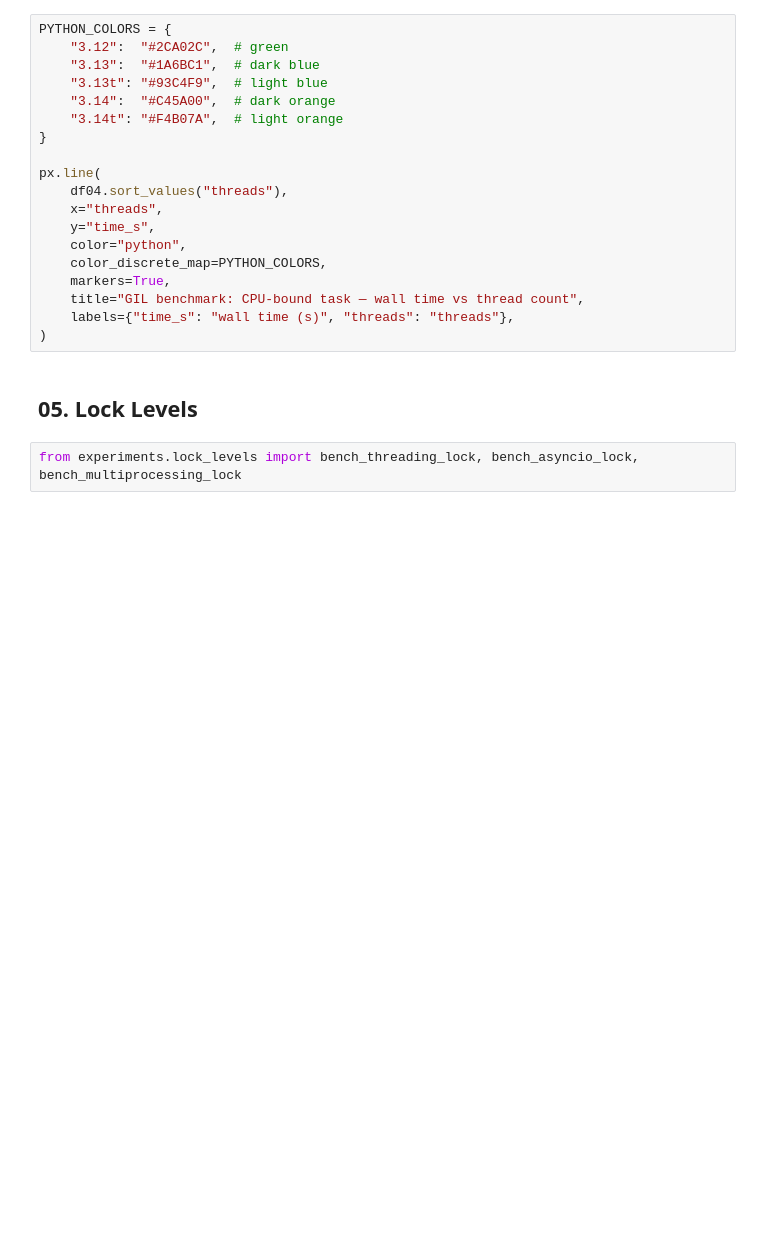
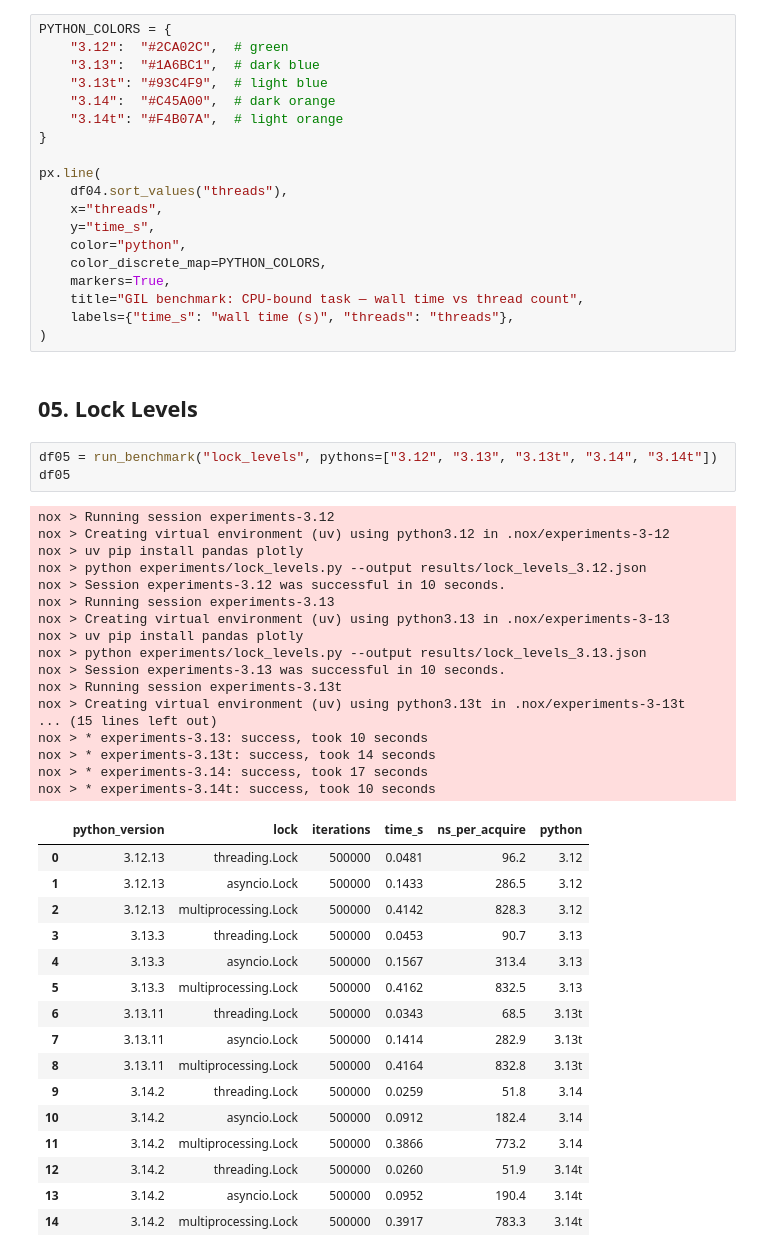
Before and after one commit to peplxx/cpython-advanced, a Jupyter notebook: project/analysis.ipynb, the cells around one changed output. Cells and saved outputs as stored; diff of their text form; blank space fills up the shorter version.

Commit message:
feat: upload 5.1/5.2th experiment

```diff
--- a/project/analysis.ipynb
+++ b/project/analysis.ipynb
@@ -315,5 +315,40 @@ px.line(
 )
 # %% [markdown]
 ## 05. Lock Levels
-# %%
-from experiments.lock_levels import bench_threading_lock, bench_asyncio_lock, bench_multiprocessing_lock
+# %%
+df05 = run_benchmark("lock_levels", pythons=["3.12", "3.13", "3.13t", "3.14", "3.14t"])
+df05
+# %% [output]
+nox > Running session experiments-3.12
+nox > Creating virtual environment (uv) using python3.12 in .nox/experiments-3-12
+nox > uv pip install pandas plotly
+nox > python experiments/lock_levels.py --output results/lock_levels_3.12.json
+nox > Session experiments-3.12 was successful in 10 seconds.
+nox > Running session experiments-3.13
+nox > Creating virtual environment (uv) using python3.13 in .nox/experiments-3-13
+nox > uv pip install pandas plotly
+nox > python experiments/lock_levels.py --output results/lock_levels_3.13.json
+nox > Session experiments-3.13 was successful in 10 seconds.
+nox > Running session experiments-3.13t
+nox > Creating virtual environment (uv) using python3.13t in .nox/experiments-3-13t
+... (15 lines left out)
+nox > * experiments-3.13: success, took 10 seconds
+nox > * experiments-3.13t: success, took 14 seconds
+nox > * experiments-3.14: success, took 17 seconds
+nox > * experiments-3.14t: success, took 10 seconds
+|  | python_version | lock | iterations | time_s | ns_per_acquire | python |
+| 0 | 3.12.13 | threading.Lock | 500000 | 0.0481 | 96.2 | 3.12 |
+| 1 | 3.12.13 | asyncio.Lock | 500000 | 0.1433 | 286.5 | 3.12 |
+| 2 | 3.12.13 | multiprocessing.Lock | 500000 | 0.4142 | 828.3 | 3.12 |
+| 3 | 3.13.3 | threading.Lock | 500000 | 0.0453 | 90.7 | 3.13 |
+| 4 | 3.13.3 | asyncio.Lock | 500000 | 0.1567 | 313.4 | 3.13 |
+| 5 | 3.13.3 | multiprocessing.Lock | 500000 | 0.4162 | 832.5 | 3.13 |
+| 6 | 3.13.11 | threading.Lock | 500000 | 0.0343 | 68.5 | 3.13t |
+| 7 | 3.13.11 | asyncio.Lock | 500000 | 0.1414 | 282.9 | 3.13t |
+| 8 | 3.13.11 | multiprocessing.Lock | 500000 | 0.4164 | 832.8 | 3.13t |
+| 9 | 3.14.2 | threading.Lock | 500000 | 0.0259 | 51.8 | 3.14 |
+| 10 | 3.14.2 | asyncio.Lock | 500000 | 0.0912 | 182.4 | 3.14 |
+| 11 | 3.14.2 | multiprocessing.Lock | 500000 | 0.3866 | 773.2 | 3.14 |
+| 12 | 3.14.2 | threading.Lock | 500000 | 0.0260 | 51.9 | 3.14t |
+| 13 | 3.14.2 | asyncio.Lock | 500000 | 0.0952 | 190.4 | 3.14t |
+| 14 | 3.14.2 | multiprocessing.Lock | 500000 | 0.3917 | 783.3 | 3.14t |
```
Also changed, not shown: parts of 4 cells of this notebook, 5 other files.
